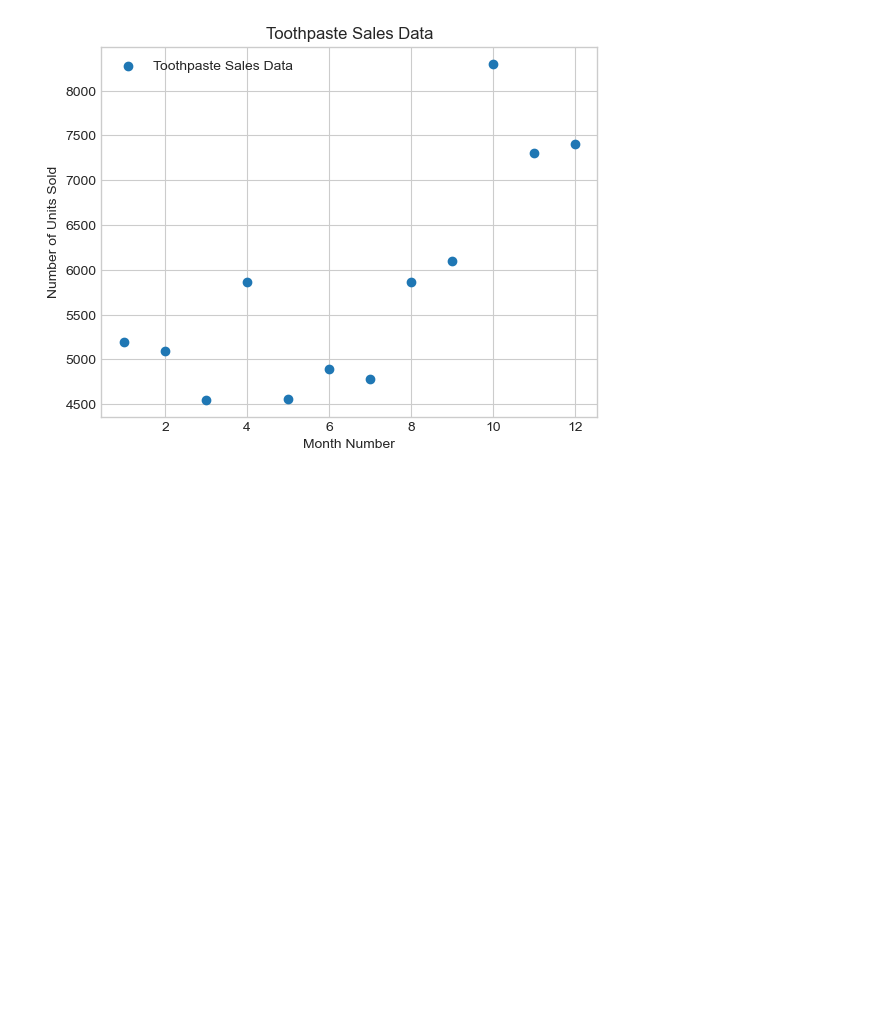
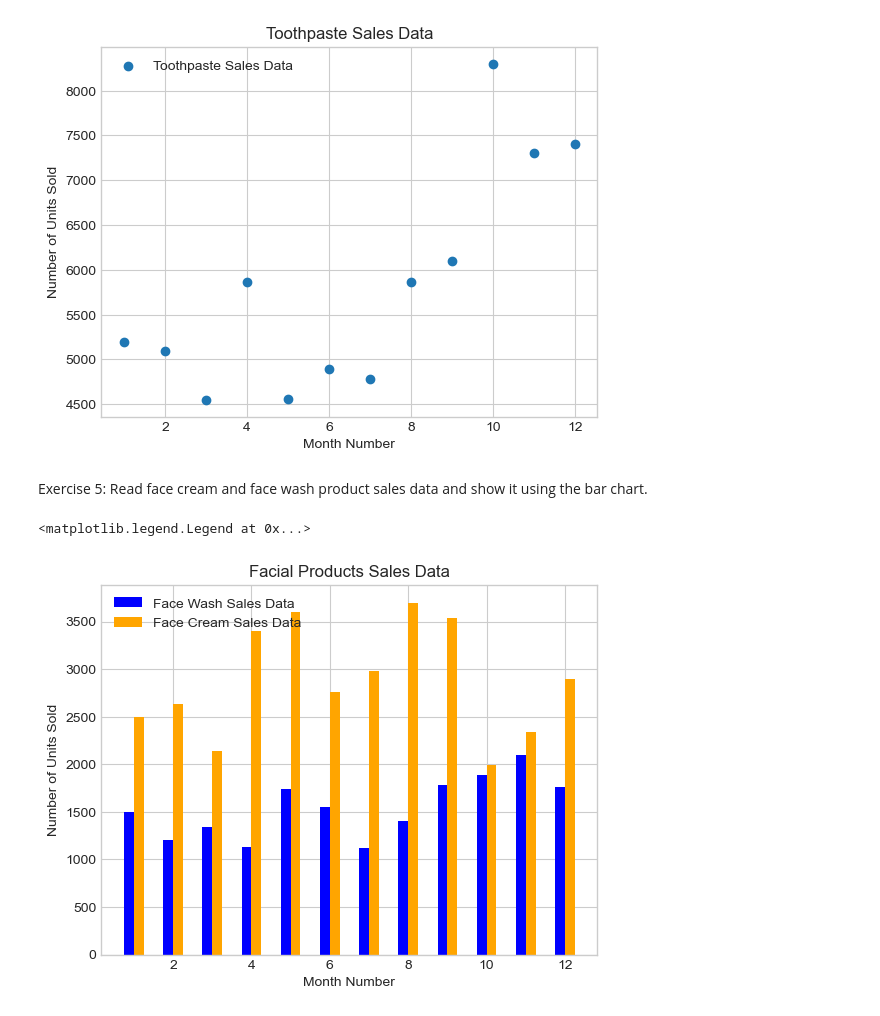
Before and after one commit to availe/CSC-245, a Jupyter notebook: lab6.ipynb, the cells around one changed output. Saved outputs shown, nothing was run; the diff lists cells and outputs as text; code cells hidden in the pictures; blank space fills up the shorter version.

```diff
--- a/lab6.ipynb
+++ b/lab6.ipynb
@@ -50,3 +50,17 @@ plt.legend(loc='upper left')
 plt.grid(True)
 # %% [output]
 [figure]
+# %% [markdown]
+Exercise 5: Read face cream and face wash product sales data and show it using the bar chart.
+# %%
+width = 0.25
+
+plt.bar(data['month_number'] - width / 2, data['facewash'], label='Face Wash Sales Data', color='blue', width=width)
+plt.bar(data['month_number'] + width / 2, data['facecream'], label='Face Cream Sales Data', color='orange', width=width)
+plt.xlabel('Month Number')
+plt.ylabel('Number of Units Sold')
+plt.title('Facial Products Sales Data')
+plt.legend(loc='upper left')
+# %% [output]
+<matplotlib.legend.Legend at 0x...>
+[figure, added]
```
Also changed, not shown: parts of 1 cell of this notebook.
